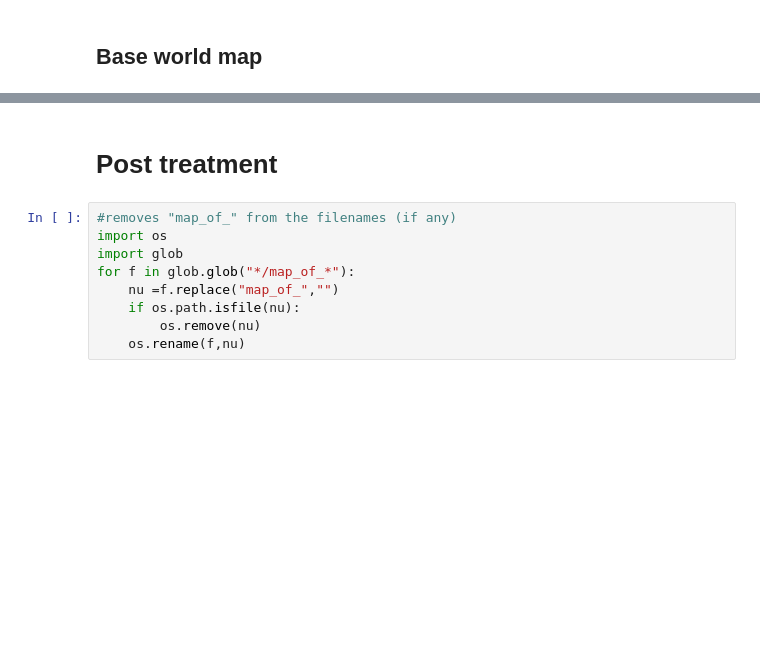
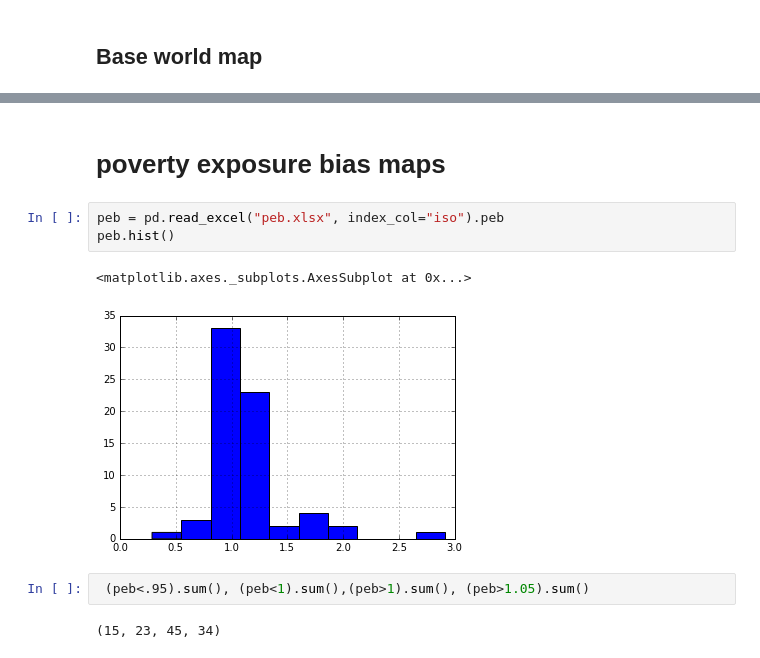
Before and after one commit to adrivsh/wolrd-map-plots, a Jupyter notebook: draw_maps.ipynb, the cells around one changed output, grey strips where cells are left out. Saved outputs shown, nothing was run; the diff lists cells and outputs as text; blank space fills up the shorter version.

Commit message:
poverty exposure bias

```diff
--- a/draw_maps.ipynb
+++ b/draw_maps.ipynb
@@ -197,11 +89,12 @@ PDF Map of the world highlighting European Union
-# %% [markdown]
-# Post treatment
-# %%
-#removes "map_of_" from the filenames (if any)
-import os
-import glob
-for f in glob.glob("*/map_of_*"):
-    nu =f.replace("map_of_","")
-    if os.path.isfile(nu):
-        os.remove(nu)
-    os.rename(f,nu)
+# %% [markdown]
+# poverty exposure bias maps
+# %%
+peb = pd.read_excel("peb.xlsx", index_col="iso").peb
+peb.hist()
+# %% [output]
+<matplotlib.axes._subplots.AxesSubplot at 0x...>
+[figure, added]
+# %%
+ (peb<.95).sum(), (peb<1).sum(),(peb>1).sum(), (peb>1.05).sum()
+# %% [output]
+(15, 23, 45, 34)
```
Also changed, not shown: parts of 15 cells of this notebook, 1 other file.
